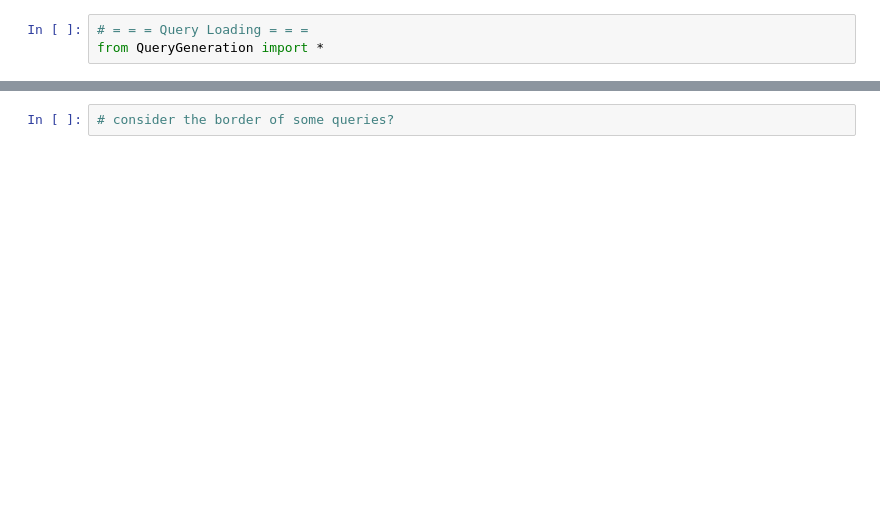
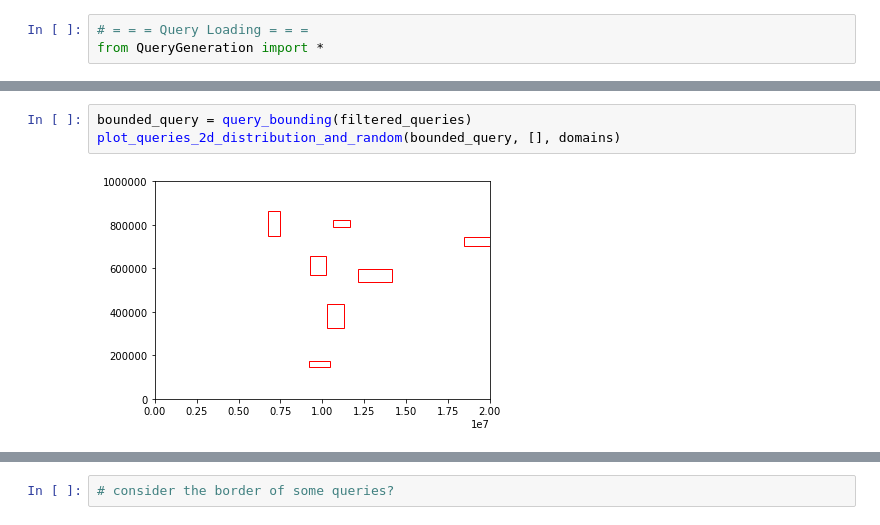
Before and after one commit to cloudray8580/NORA_Simulation, a Jupyter notebook: NORA_Exper.ipynb, the cells around one changed output, grey strips where cells are left out. Cells and saved outputs as stored; diff of their text form; blank space fills up the shorter version.

```diff
--- a/NORA_Exper.ipynb
+++ b/NORA_Exper.ipynb
@@ -155,0 +225,5 @@ total records that all the queries retrieve:  1878834
+# %%
+bounded_query = query_bounding(filtered_queries)
+plot_queries_2d_distribution_and_random(bounded_query, [], domains)
+# %% [output]
+[figure, added]
```
Also changed, not shown: parts of 18 cells of this notebook, 5 other files.
